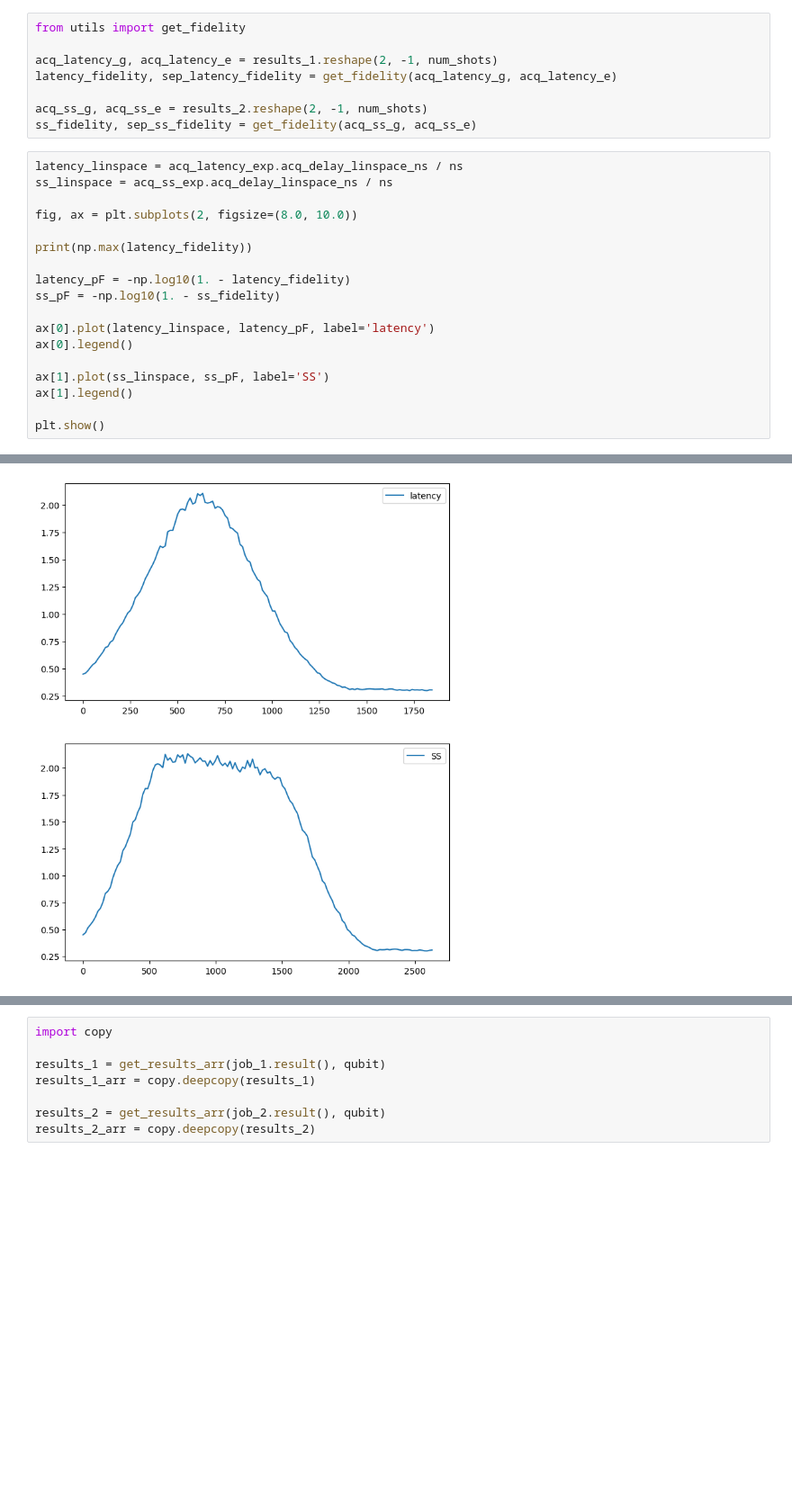
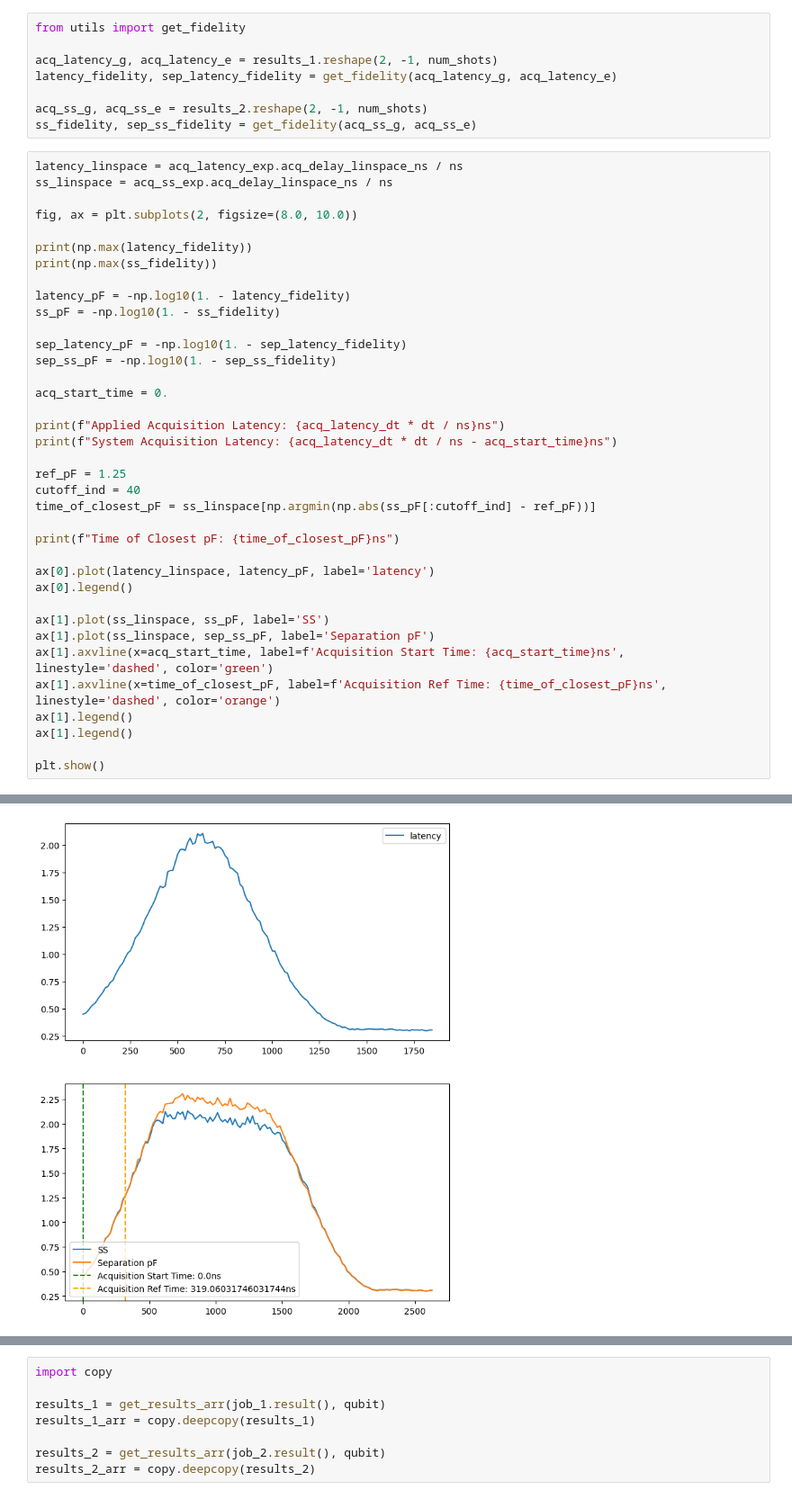
Before and after one commit to AnikenC/ReadoutWithRL, a Jupyter notebook: readoutWithRL/Experiments/acq_exp_sherbrooke.ipynb, the cells around one changed output, grey strips where cells are left out. Shown at 90% size. Drawn from its saved outputs; the diff is of its cells as text; blank space fills up the shorter version.

```diff
--- a/readoutWithRL/Experiments/acq_exp_sherbrooke.ipynb
+++ b/readoutWithRL/Experiments/acq_exp_sherbrooke.ipynb
@@ -235,14 +235,33 @@ ss_linspace = acq_ss_exp.acq_delay_linspace_ns / ns
 fig, ax = plt.subplots(2, figsize=(8.0, 10.0))
 
 print(np.max(latency_fidelity))
+print(np.max(ss_fidelity))
 
 latency_pF = -np.log10(1. - latency_fidelity)
 ss_pF = -np.log10(1. - ss_fidelity)
+
+sep_latency_pF = -np.log10(1. - sep_latency_fidelity)
+sep_ss_pF = -np.log10(1. - sep_ss_fidelity)
+
+acq_start_time = 0.
+
+print(f"Applied Acquisition Latency: {acq_latency_dt * dt / ns}ns")
+print(f"System Acquisition Latency: {acq_latency_dt * dt / ns - acq_start_time}ns")
+
+ref_pF = 1.25
+cutoff_ind = 40
+time_of_closest_pF = ss_linspace[np.argmin(np.abs(ss_pF[:cutoff_ind] - ref_pF))]
+
+print(f"Time of Closest pF: {time_of_closest_pF}ns")
 
 ax[0].plot(latency_linspace, latency_pF, label='latency')
 ax[0].legend()
 
 ax[1].plot(ss_linspace, ss_pF, label='SS')
+ax[1].plot(ss_linspace, sep_ss_pF, label='Separation pF')
+ax[1].axvline(x=acq_start_time, label=f'Acquisition Start Time: {acq_start_time}ns', linestyle='dashed', color='green')
+ax[1].axvline(x=time_of_closest_pF, label=f'Acquisition Ref Time: {time_of_closest_pF}ns', linestyle='dashed', color='orange')
+ax[1].legend()
 ax[1].legend()
 
 plt.show()
@@ -251 +274 @@ plt.show()
-[figure, old version]
+[figure, new version]
```
Also changed, not shown: parts of 5 cells of this notebook, 13 other files.
